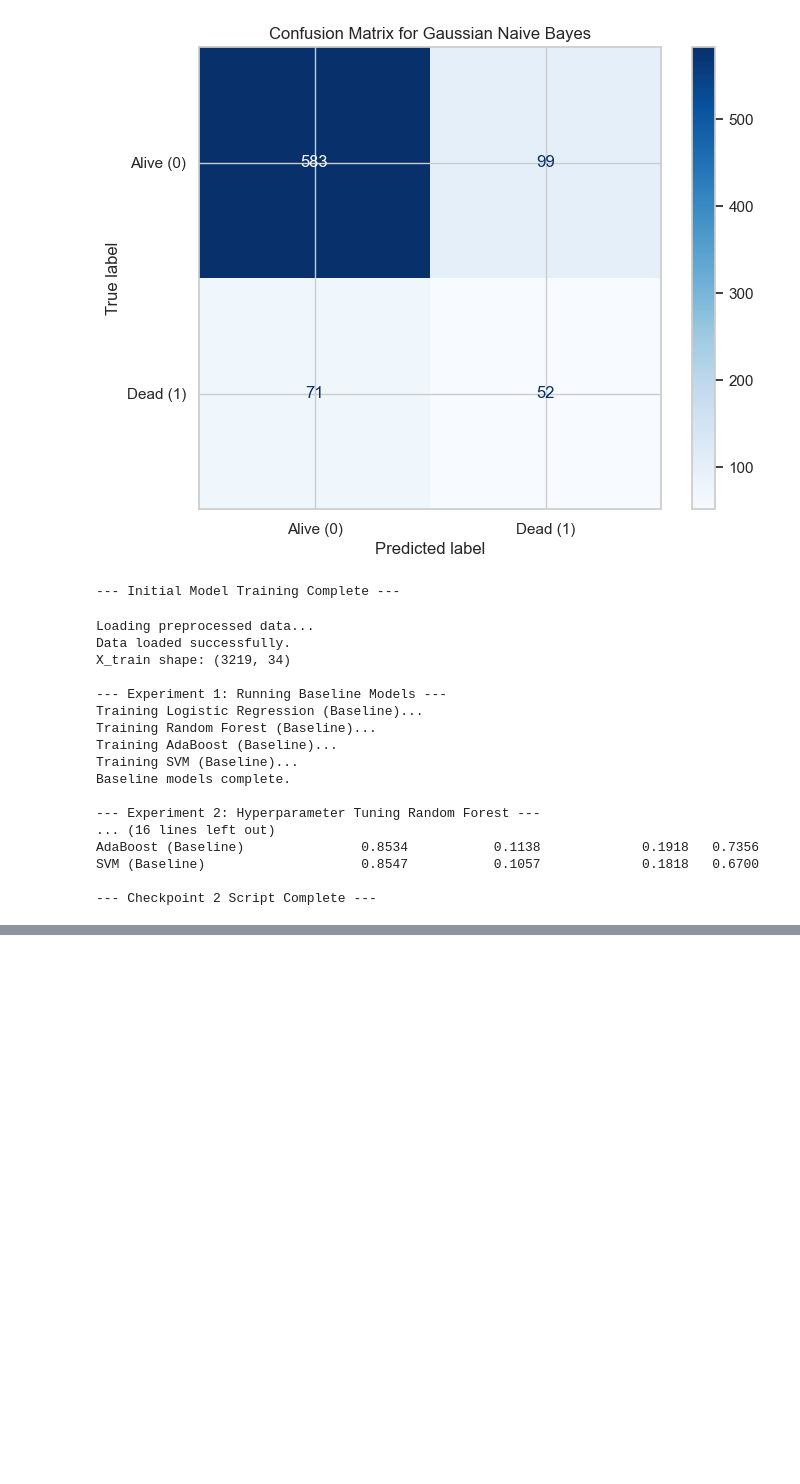
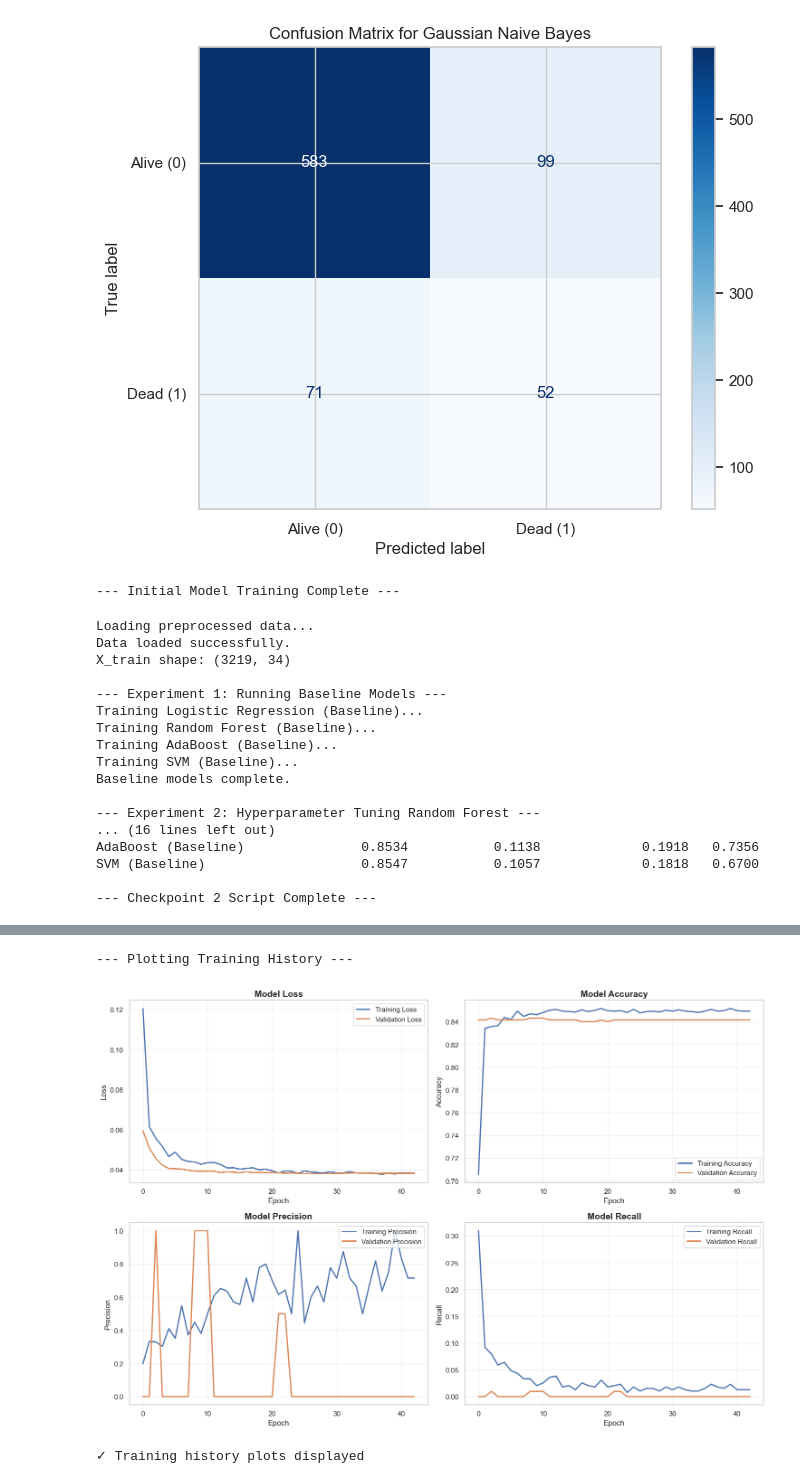
Before and after one commit to spacelord16/breast-cancer-detection-DM-project-, a Jupyter notebook: version_2/Notebooks/version2.ipynb, the cells around one changed output, grey strips where cells are left out. Saved outputs shown, nothing was run; the diff lists cells and outputs as text; code cells hidden in the pictures; blank space fills up the shorter version.

Commit message:
completed the mlp model for version 2

```diff
--- a/version_2/Notebooks/version2.ipynb
+++ b/version_2/Notebooks/version2.ipynb
@@ -726,0 +808,13 @@ SVM (Baseline)                    0.8547           0.1057             0.1818   0
+# %%
+from sklearn.utils.class_weight import compute_class_weight
+
+class_weights = compute_class_weight(
+    "balanced", classes=np.unique(y_train_array), y=y_train_array
+)
+class_weight_dict = {i: float(weight) for i, weight in enumerate(class_weights)}
+
+print("--- Class Distribution ---")
+print(f"Class 0 (Alive) count: {(y_train_array == 0).sum()}")
+print(f"Class 1 (Dead) count: {(y_train_array == 1).sum()}")
+print(f"Class weights: {class_weight_dict}")
+print("Class weights calculated")
@@ -726,0 +1033,63 @@ SVM (Baseline)                    0.8547           0.1057             0.1818   0
+# %%
+print("--- Plotting Training History ---")
+
+fig, axes = plt.subplots(2, 2, figsize=(15, 10))
+
+# Plot Loss
+axes[0, 0].plot(history_improved.history["loss"], label="Training Loss", linewidth=2)
+axes[0, 0].plot(
+    history_improved.history["val_loss"], label="Validation Loss", linewidth=2
+)
+axes[0, 0].set_title("Model Loss", fontsize=14, fontweight="bold")
+axes[0, 0].set_xlabel("Epoch")
+axes[0, 0].set_ylabel("Loss")
+axes[0, 0].legend()
+axes[0, 0].grid(True, alpha=0.3)
+
+# Plot Accuracy
+axes[0, 1].plot(
+    history_improved.history["accuracy"], label="Training Accuracy", linewidth=2
+)
+axes[0, 1].plot(
+    history_improved.history["val_accuracy"], label="Validation Accuracy", linewidth=2
+)
+axes[0, 1].set_title("Model Accuracy", fontsize=14, fontweight="bold")
+axes[0, 1].set_xlabel("Epoch")
+axes[0, 1].set_ylabel("Accuracy")
+axes[0, 1].legend()
+axes[0, 1].grid(True, alpha=0.3)
+
+# Plot Precision
+axes[1, 0].plot(
+    history_improved.history["precision"], label="Training Precision", linewidth=2
+)
+axes[1, 0].plot(
+    history_improved.history["val_precision"], label="Validation Precision", linewidth=2
+)
+axes[1, 0].set_title("Model Precision", fontsize=14, fontweight="bold")
+axes[1, 0].set_xlabel("Epoch")
+axes[1, 0].set_ylabel("Precision")
+axes[1, 0].legend()
+axes[1, 0].grid(True, alpha=0.3)
+
+# Plot Recall
+axes[1, 1].plot(
+    history_improved.history["recall"], label="Training Recall", linewidth=2
+)
+axes[1, 1].plot(
+    history_improved.history["val_recall"], label="Validation Recall", linewidth=2
+)
+axes[1, 1].set_title("Model Recall", fontsize=14, fontweight="bold")
+axes[1, 1].set_xlabel("Epoch")
+axes[1, 1].set_ylabel("Recall")
+axes[1, 1].legend()
+axes[1, 1].grid(True, alpha=0.3)
+
+plt.tight_layout()
+plt.show()
+
+print("✓ Training history plots displayed")
+# %% [output]
+--- Plotting Training History ---
+[figure, added]
+✓ Training history plots displayed
```
Also changed, not shown: parts of 12 cells of this notebook, 1 other file.
